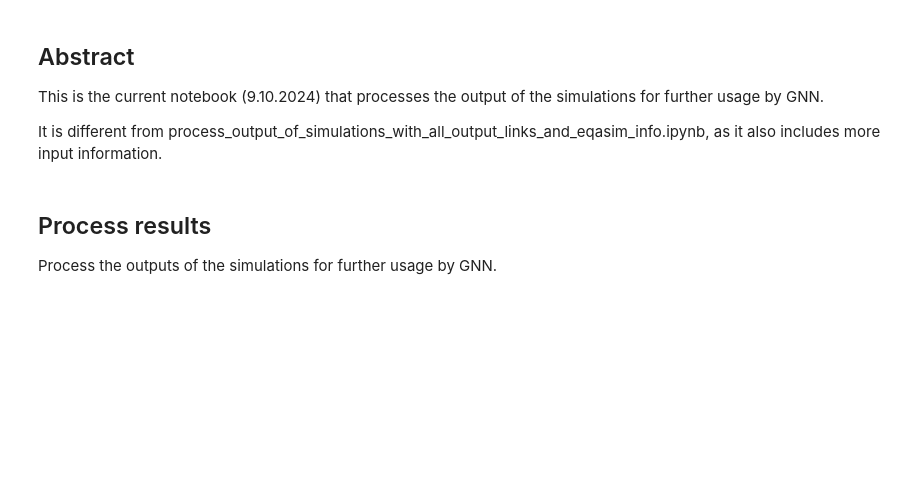
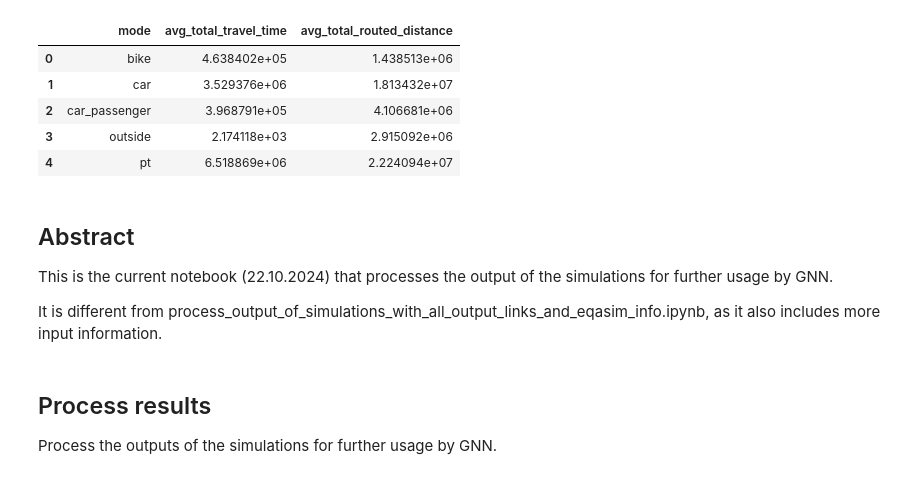
Before and after one commit to enatterer/matsim-ile-de-france, a Jupyter notebook: ile_de_france/src/main/python/process_output_of_simulations/process_output_of_simulations_linegraph_has_nodes_for_districts.ipynb, the cells around one changed output. Cells and saved outputs as stored; diff of their text form; code cells hidden in the pictures; blank space fills up the shorter version.

```diff
--- a/ile_de_france/src/main/python/process_output_of_simulations/process_output_of_simulations_linegraph_has_nodes_for_districts.ipynb
+++ b/ile_de_france/src/main/python/process_output_of_simulations/process_output_of_simulations_linegraph_has_nodes_for_districts.ipynb
@@ -28,22 +28,31 @@ from shapely.geometry import Point
 import random
 
 # result_df_name = 'sim_output_1pm_capacity_reduction_10k_PRELIMINARY'
-result_df_name = 'sim_output_1pm_capacity_reduction_10k_11_10_2024'
+result_df_name = 'sim_output_1pm_TEST_22_10_2024'
 result_path = '../../../../data/datasets_simulation_outputs/' + result_df_name
 string_is_for_1pm = "pop_1pm"
 
-base_dir_sample_sim_input = '../../../../data/' + string_is_for_1pm + '_simulations/' + string_is_for_1pm + '_policies_combinations_with_normal_dist/'
+base_dir_sample_sim_input = '../../../../data/' + string_is_for_1pm + '_simulations/' + string_is_for_1pm + '_cap_reduction/'
 subdirs_pattern = os.path.join(base_dir_sample_sim_input, 'output_networks_*')
 subdirs = list(set(glob.glob(subdirs_pattern)))
 subdirs.sort()
 
 gdf_basecase_output_links = gpd.read_file('results/' + string_is_for_1pm + '_basecase_average_output_links.geojson')
-gdf_basecase_average_mode_stats = pd.read_csv('results/' + string_is_for_1pm + '_basecase_average_mode_stats.csv', delimiter=';')
+gdf_basecase_average_mode_stats = pd.read_csv('results/' + string_is_for_1pm + '_basecase_average_mode_stats.csv', delimiter=',')
 districts = gpd.read_file("../../../../data/visualisation/districts_paris.geojson")
+# %%
+gdf_basecase_average_mode_stats.head()
+# %% [output]
+|  | mode | avg_total_travel_time | avg_total_routed_distance |
+| 0 | bike | 4.638402e+05 | 1.438513e+06 |
+| 1 | car | 3.529376e+06 | 1.813432e+07 |
+| 2 | car_passenger | 3.968791e+05 | 4.106681e+06 |
+| 3 | outside | 2.174118e+03 | 2.915092e+06 |
+| 4 | pt | 6.518869e+06 | 2.224094e+07 |
 # %% [markdown]
 ## Abstract
 
-This is the current notebook (9.10.2024) that processes the output of the simulations for further usage by GNN.
+This is the current notebook (22.10.2024) that processes the output of the simulations for further usage by GNN.
 
 It is different from process_output_of_simulations_with_all_output_links_and_eqasim_info.ipynb, as it also includes more input information.
 # %% [markdown]
```
Also changed, not shown: parts of 8 cells of this notebook.
